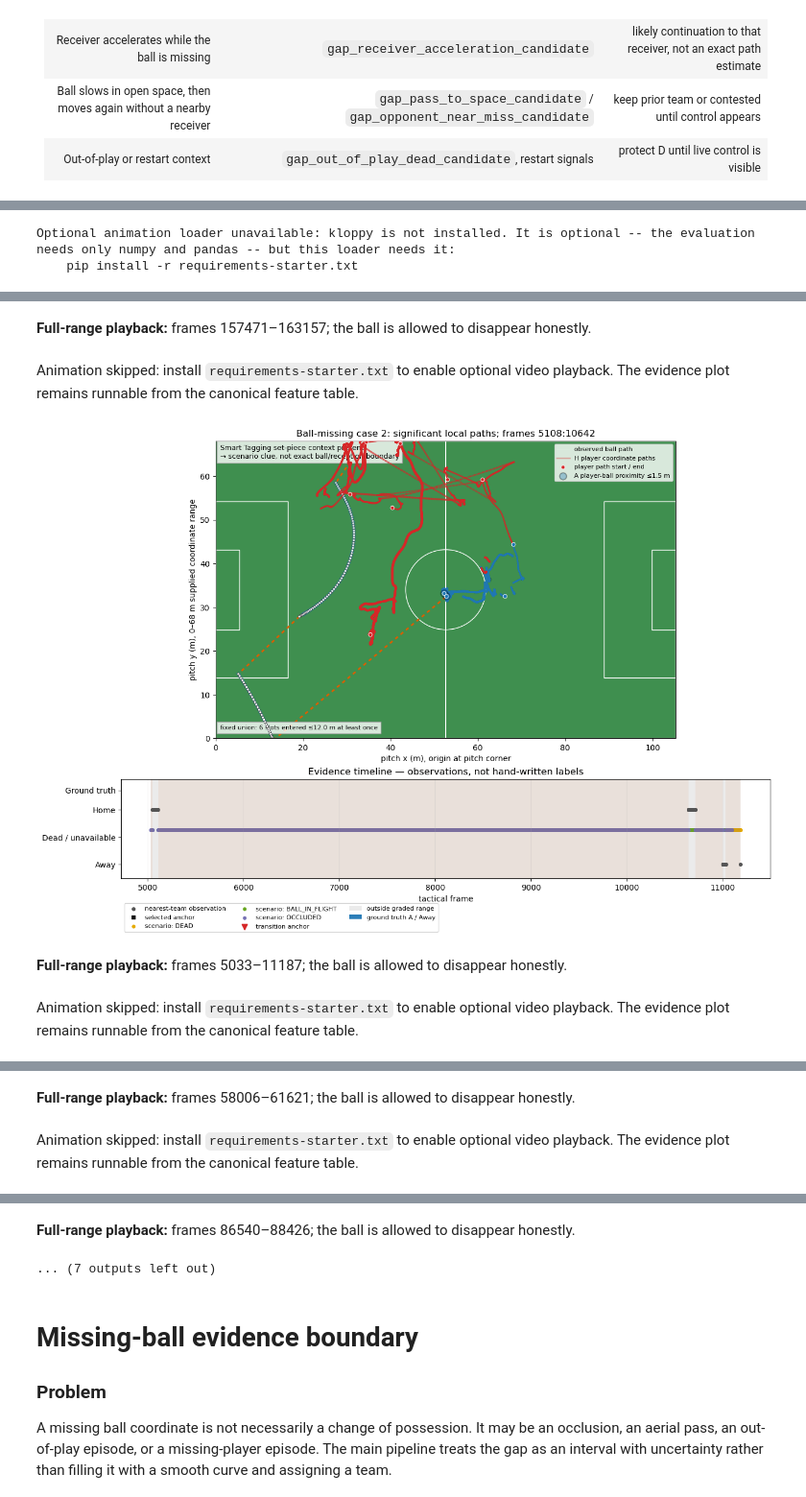
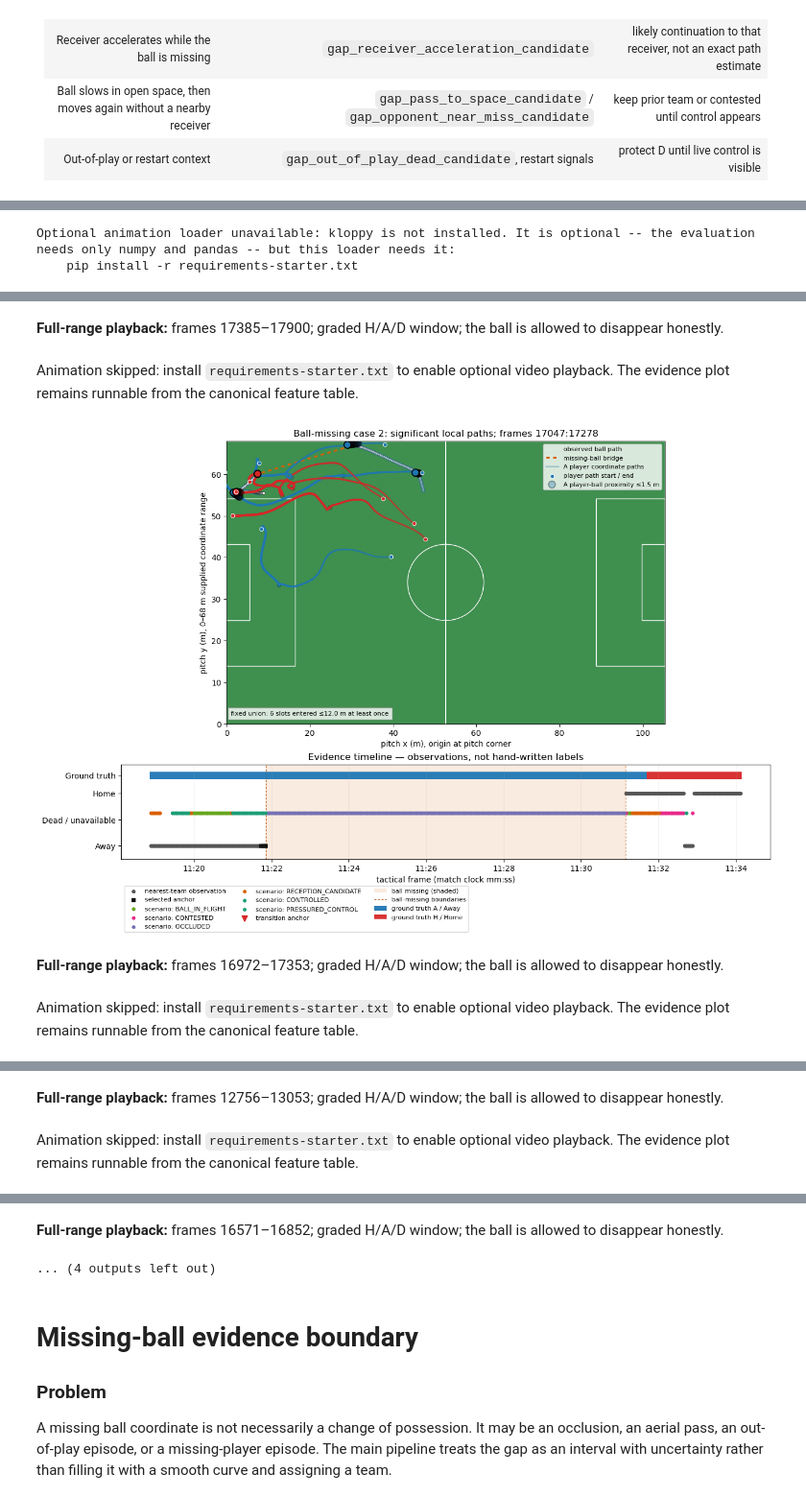
Before and after one commit to lukeaquilla11/Barcelona-hackathon, a Jupyter notebook: notebooks/04b_ball_missing_player_analysis.ipynb, the cells around one changed output, grey strips where cells are left out. Shown at 96% size. Saved outputs shown, nothing was run; the diff lists cells and outputs as text; code cells hidden in the pictures.

Commit message:
publish the plot outputs

```diff
--- a/notebooks/04b_ball_missing_player_analysis.ipynb
+++ b/notebooks/04b_ball_missing_player_analysis.ipynb
@@ -142,8 +132,18 @@ if gt_path.exists():
     gt_table = pd.read_csv(gt_path)
     gt_by_frame = gt_table.set_index('frame')['label'].astype(str).str.upper()
 
-for case_number, row in enumerate(episodes.head(6).itertuples(index=False), start=1):
+graded_cases = []
+for row in episodes.itertuples(index=False):
     window = select_ball_gap_event_window(features, (int(row.start_frame), int(row.end_frame)), minimum_context_frames=75)
+    window_frames = range(window['start_frame'], window['end_frame'] + 1)
+    window_labels = gt_by_frame.reindex(window_frames)
+    if window_labels.empty or window_labels.isna().any() or window_labels.eq('X').any():
+        continue
+    graded_cases.append((row, window))
+    if len(graded_cases) == 6:
+        break
+
+for case_number, (row, window) in enumerate(graded_cases, start=1):
     fig, axes = plot_evidence_window(
         features, window['start_frame'], window['end_frame'],
         team_by_slot=team_by_slot, ground_truth=gt_by_frame,
@@ -151,11 +151,14 @@ for case_number, row in enumerate(episodes.head(6).itertuples(index=False), star
     )
     axes[0].set_title(f'Ball-missing case {case_number}: significant local paths; frames {row.start_frame}:{row.end_frame}')
     plt.show()
-    display(Markdown(f'**Full-range playback:** frames {window["start_frame"]}–{window["end_frame"]}; the ball is allowed to disappear honestly.'))
+    display(Markdown(f'**Full-range playback:** frames {window["start_frame"]}–{window["end_frame"]}; graded H/A/D window; the ball is allowed to disappear honestly.'))
     if starter_dataset is not None:
         display(HTML(animate_frames(starter_dataset, int(window['start_frame']), int(window['end_frame']) + 1).to_html5_video()))
     else:
         display(Markdown('Animation skipped: install `requirements-starter.txt` to enable optional video playback. The evidence plot remains runnable from the canonical feature table.'))
+
+if not graded_cases:
+    display(Markdown('No fully graded H/A/D missing-ball windows were found; ungraded `X` examples were intentionally excluded.'))
 # %% [output]
 Optional animation loader unavailable: kloppy is not installed. It is optional -- the evaluation needs only numpy and pandas -- but this loader needs it:
     pip install -r requirements-starter.txt
@@ -163,5 +166,5 @@ Optional animation loader unavailable: kloppy is not installed. It is optional -
-**Full-range playback:** frames 157471–163157; the ball is allowed to disappear honestly.
+**Full-range playback:** frames 17385–17900; graded H/A/D window; the ball is allowed to disappear honestly.
 Animation skipped: install `requirements-starter.txt` to enable optional video playback. The evidence plot remains runnable from the canonical feature table.
-[figure, old version]
+[figure, new version]
-**Full-range playback:** frames 5033–11187; the ball is allowed to disappear honestly.
+**Full-range playback:** frames 16972–17353; graded H/A/D window; the ball is allowed to disappear honestly.
 Animation skipped: install `requirements-starter.txt` to enable optional video playback. The evidence plot remains runnable from the canonical feature table.
@@ -169,2 +172,2 @@ Animation skipped: install `requirements-starter.txt` to enable optional video p
-**Full-range playback:** frames 58006–61621; the ball is allowed to disappear honestly.
+**Full-range playback:** frames 12756–13053; graded H/A/D window; the ball is allowed to disappear honestly.
 Animation skipped: install `requirements-starter.txt` to enable optional video playback. The evidence plot remains runnable from the canonical feature table.
@@ -172,5 +175,5 @@ Animation skipped: install `requirements-starter.txt` to enable optional video p
-**Full-range playback:** frames 86540–88426; the ball is allowed to disappear honestly.
+**Full-range playback:** frames 16571–16852; graded H/A/D window; the ball is allowed to disappear honestly.
-... (7 outputs left out)
+... (4 outputs left out)
 # %% [markdown]
 # Missing-ball evidence boundary
 
```
Also changed, not shown: parts of 3 cells of this notebook, 5 other files.
